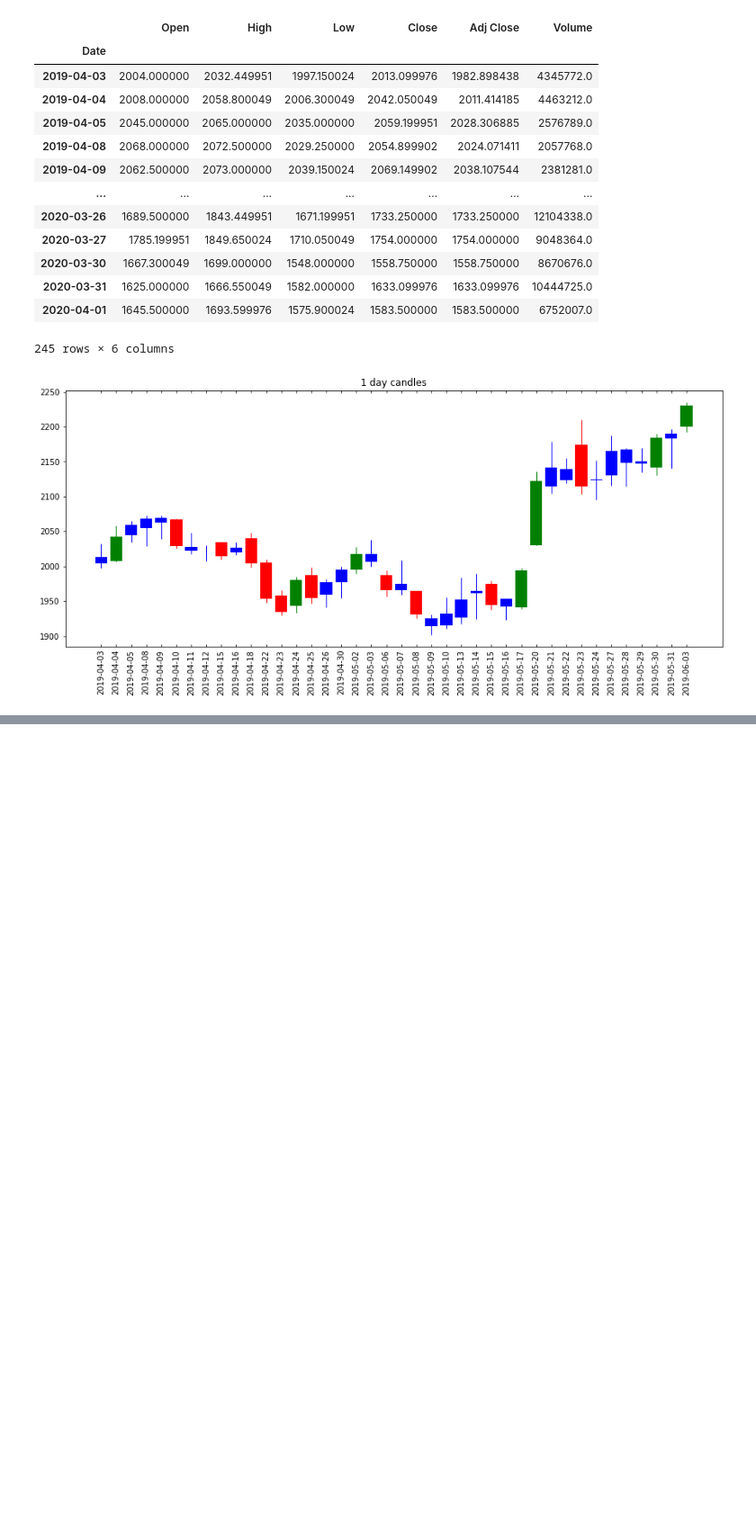
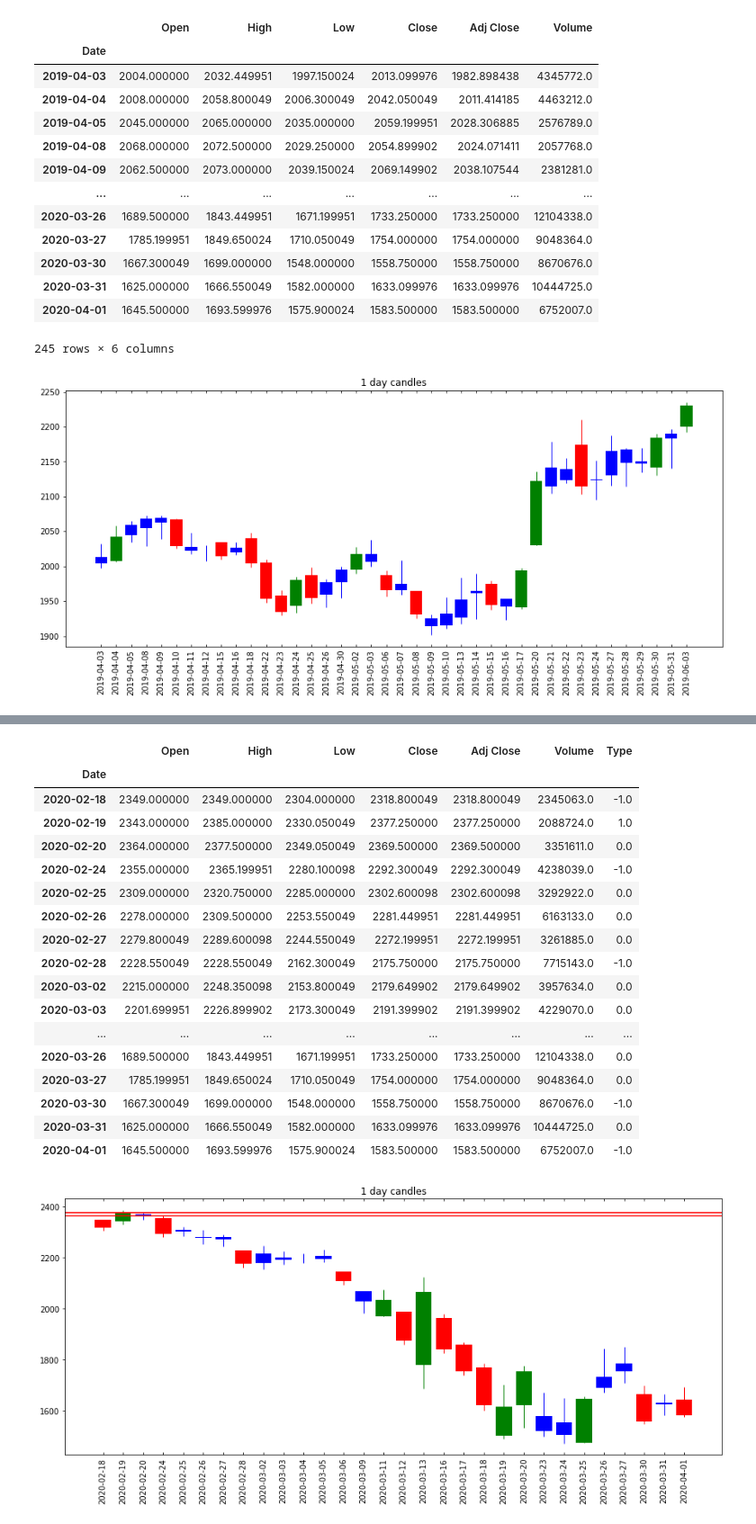
Before and after one commit to jnbhanuprakash13/repo, a Jupyter notebook: Stonksss1.ipynb, the cells around one changed output, grey strips where cells are left out. Shown at 90% size. Cells and saved outputs as stored; diff of their text form; code cells hidden in the pictures; blank space fills up the shorter version.

```diff
--- a/Stonksss1.ipynb
+++ b/Stonksss1.ipynb
@@ -115,6 +101,7 @@ open_price = pricing['Open']
 close_price = pricing['Close']
 low = pricing['Low']
 high = pricing['High']
+typ = np.ones(len(pricing['Low']))
 
 for index in range(len(pricing['Open'])):
     if abs(open_price[index]-close_price[index])<=0.5*(high[index]-low[index]):
@@ -125,4 +112,4 @@ for index in range(len(pricing['Open'])):
         typ[index]=1
 typ
 
-hdfc['Type'] = typ
+pricing['Type'] = typ
@@ -138,0 +288,22 @@ hdfc['Type'] = typ
+# %%
+plot_candles(hdfc[-30:], title='1 day candles')
+# %% [output]
+|  | Open | High | Low | Close | Adj Close | Volume | Type |
+| Date |  |  |  |  |  |  |  |
+| 2020-02-18 | 2349.000000 | 2349.000000 | 2304.000000 | 2318.800049 | 2318.800049 | 2345063.0 | -1.0 |
+| 2020-02-19 | 2343.000000 | 2385.000000 | 2330.050049 | 2377.250000 | 2377.250000 | 2088724.0 | 1.0 |
+| 2020-02-20 | 2364.000000 | 2377.500000 | 2349.050049 | 2369.500000 | 2369.500000 | 3351611.0 | 0.0 |
+| 2020-02-24 | 2355.000000 | 2365.199951 | 2280.100098 | 2292.300049 | 2292.300049 | 4238039.0 | -1.0 |
+| 2020-02-25 | 2309.000000 | 2320.750000 | 2285.000000 | 2302.600098 | 2302.600098 | 3292922.0 | 0.0 |
+| 2020-02-26 | 2278.000000 | 2309.500000 | 2253.550049 | 2281.449951 | 2281.449951 | 6163133.0 | 0.0 |
+| 2020-02-27 | 2279.800049 | 2289.600098 | 2244.550049 | 2272.199951 | 2272.199951 | 3261885.0 | 0.0 |
+| 2020-02-28 | 2228.550049 | 2228.550049 | 2162.300049 | 2175.750000 | 2175.750000 | 7715143.0 | -1.0 |
+| 2020-03-02 | 2215.000000 | 2248.350098 | 2153.800049 | 2179.649902 | 2179.649902 | 3957634.0 | 0.0 |
+| 2020-03-03 | 2201.699951 | 2226.899902 | 2173.300049 | 2191.399902 | 2191.399902 | 4229070.0 | 0.0 |
+| ... | ... | ... | ... | ... | ... | ... | ... |
+| 2020-03-26 | 1689.500000 | 1843.449951 | 1671.199951 | 1733.250000 | 1733.250000 | 12104338.0 | 0.0 |
+| 2020-03-27 | 1785.199951 | 1849.650024 | 1710.050049 | 1754.000000 | 1754.000000 | 9048364.0 | 0.0 |
+| 2020-03-30 | 1667.300049 | 1699.000000 | 1548.000000 | 1558.750000 | 1558.750000 | 8670676.0 | -1.0 |
+| 2020-03-31 | 1625.000000 | 1666.550049 | 1582.000000 | 1633.099976 | 1633.099976 | 10444725.0 | 0.0 |
+| 2020-04-01 | 1645.500000 | 1693.599976 | 1575.900024 | 1583.500000 | 1583.500000 | 6752007.0 | -1.0 |
+[figure, added]
```
Also changed, not shown: parts of 9 cells of this notebook.
